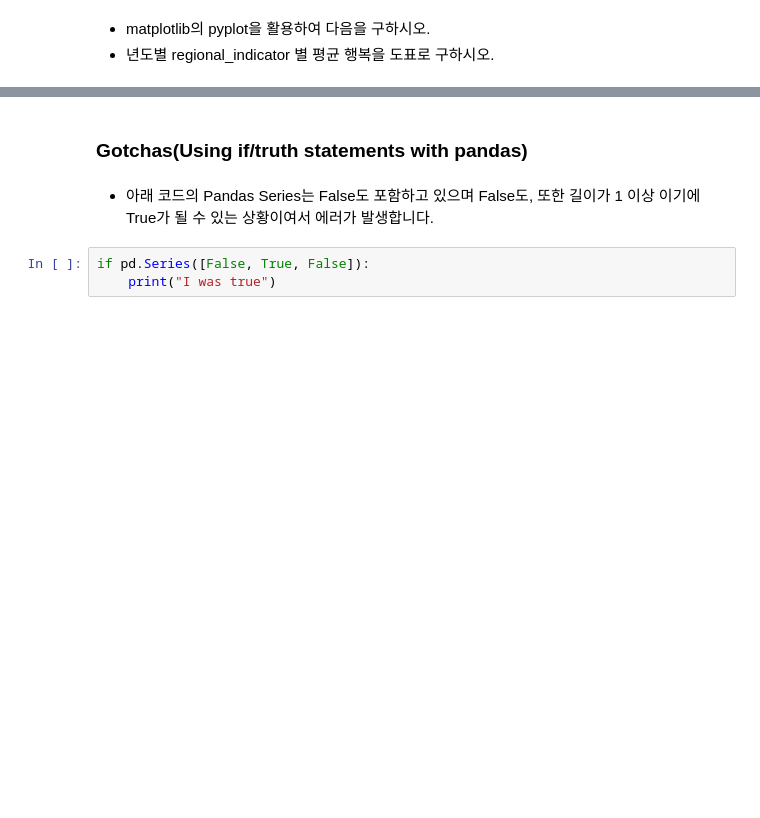
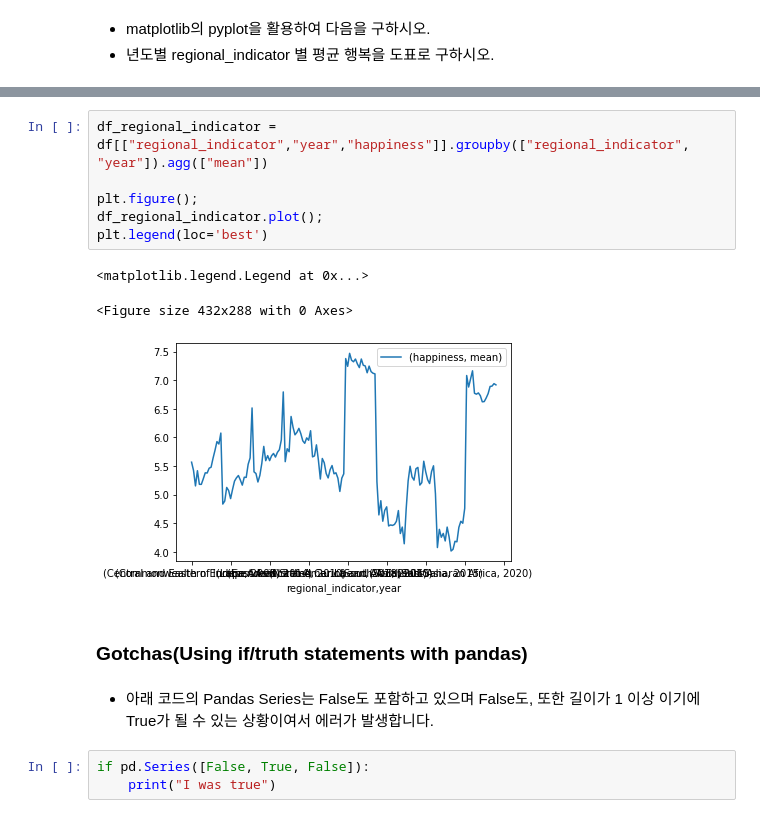
Before and after one commit to euneun316/Python-for-Pandas, a Jupyter notebook: quiz/2022-01-09-10_minutes_pandas-question.ipynb, the cells around one changed output, grey strips where cells are left out. Saved outputs shown, nothing was run; the diff lists cells and outputs as text; blank space fills up the shorter version.

```diff
--- a/quiz/2022-01-09-10_minutes_pandas-question.ipynb
+++ b/quiz/2022-01-09-10_minutes_pandas-question.ipynb
@@ -160,3 +169,13 @@ df4
+# %%
+df_regional_indicator = df[["regional_indicator","year","happiness"]].groupby(["regional_indicator", "year"]).agg(["mean"])
+
+plt.figure();
+df_regional_indicator.plot();
+plt.legend(loc='best')
+# %% [output]
+<matplotlib.legend.Legend at 0x...>
+<Figure size 432x288 with 0 Axes>
+[figure, added]
 # %% [markdown]
 ### Gotchas(Using if/truth statements with pandas)
 # %% [markdown]
```
Also changed, not shown: parts of 3 cells of this notebook.
